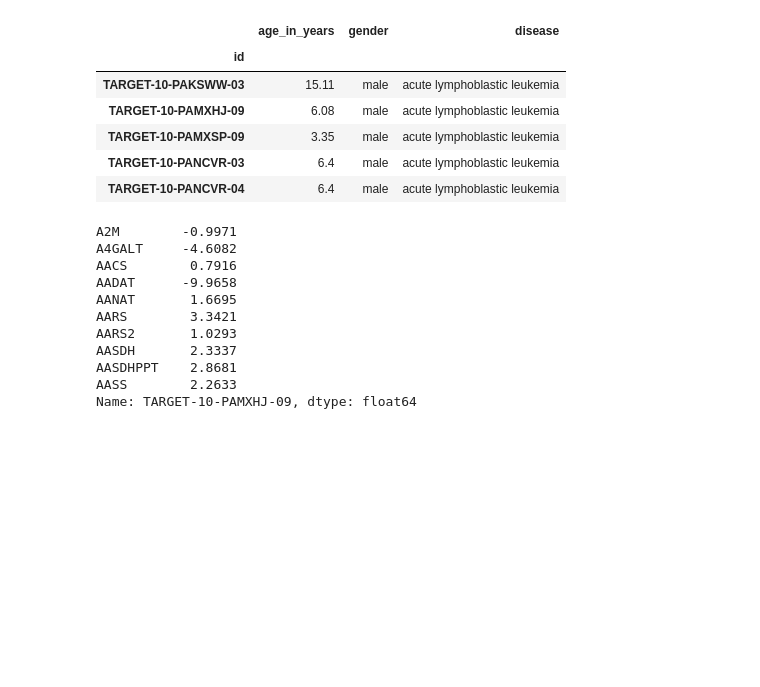
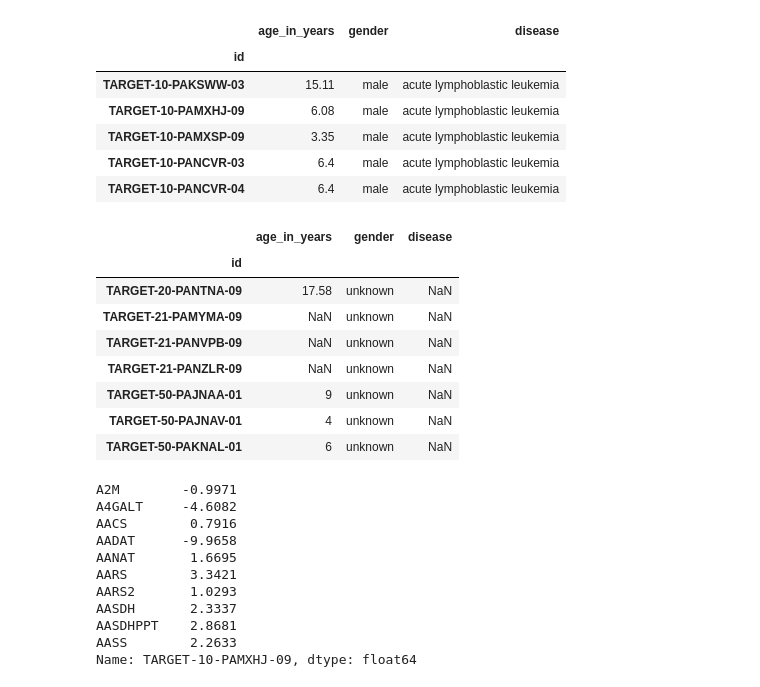
Before and after one commit to rcurrie/tumornormal, a Jupyter notebook: genesets.ipynb, the cells around one changed output. Drawn from its saved outputs; the diff is of its cells as text; code cells hidden in the pictures; blank space fills up the shorter version.

```diff
--- a/genesets.ipynb
+++ b/genesets.ipynb
@@ -559,6 +588,19 @@ YTreehouse.head()
 | TARGET-10-PAMXSP-09 | 3.35 | male | acute lymphoblastic leukemia |
 | TARGET-10-PANCVR-03 | 6.4 | male | acute lymphoblastic leukemia |
 | TARGET-10-PANCVR-04 | 6.4 | male | acute lymphoblastic leukemia |
+# %%
+# YTreehouse[YTreehouse.disease.dtype != np.float]
+YTreehouse[YTreehouse.disease.isnull()]
+# %% [output]
+|  | age_in_years | gender | disease |
+| id |  |  |  |
+| TARGET-20-PANTNA-09 | 17.58 | unknown | NaN |
+| TARGET-21-PAMYMA-09 | NaN | unknown | NaN |
+| TARGET-21-PANVPB-09 | NaN | unknown | NaN |
+| TARGET-21-PANZLR-09 | NaN | unknown | NaN |
+| TARGET-50-PAJNAA-01 | 9 | unknown | NaN |
+| TARGET-50-PAJNAV-01 | 4 | unknown | NaN |
+| TARGET-50-PAKNAL-01 | 6 | unknown | NaN |
 # %%
 XTreehouse_pruned = XTreehouse.drop(labels=(set(XTreehouse.columns) - set(all_gene_set_genes)), axis=1, errors="ignore")
 # %%
```
Also changed, not shown: parts of 17 cells of this notebook, 1 other file.
